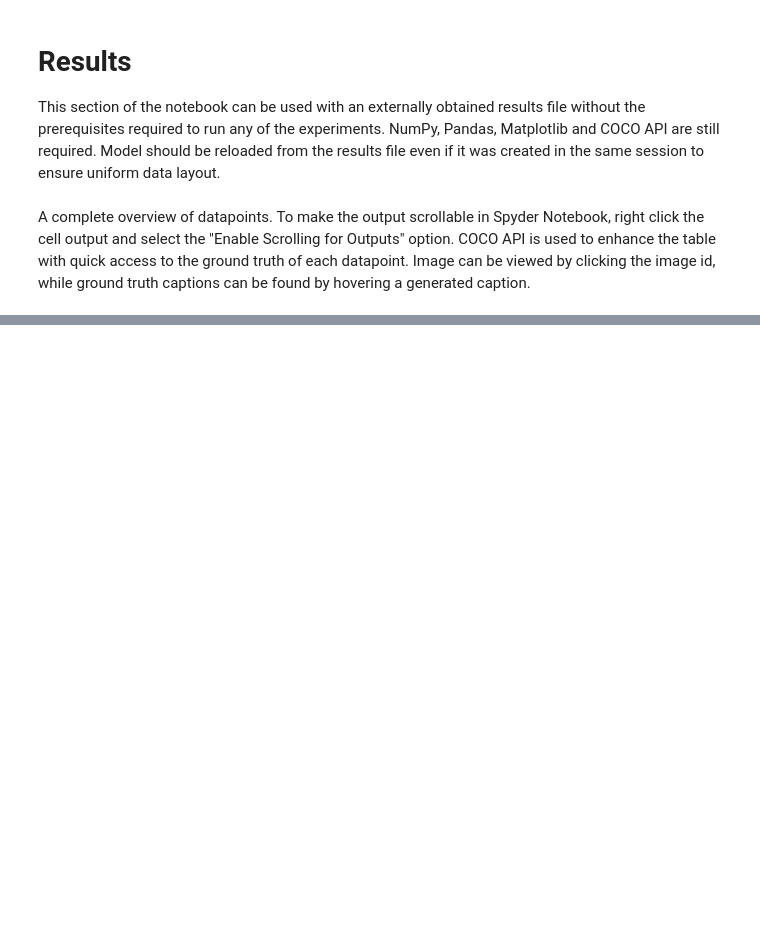
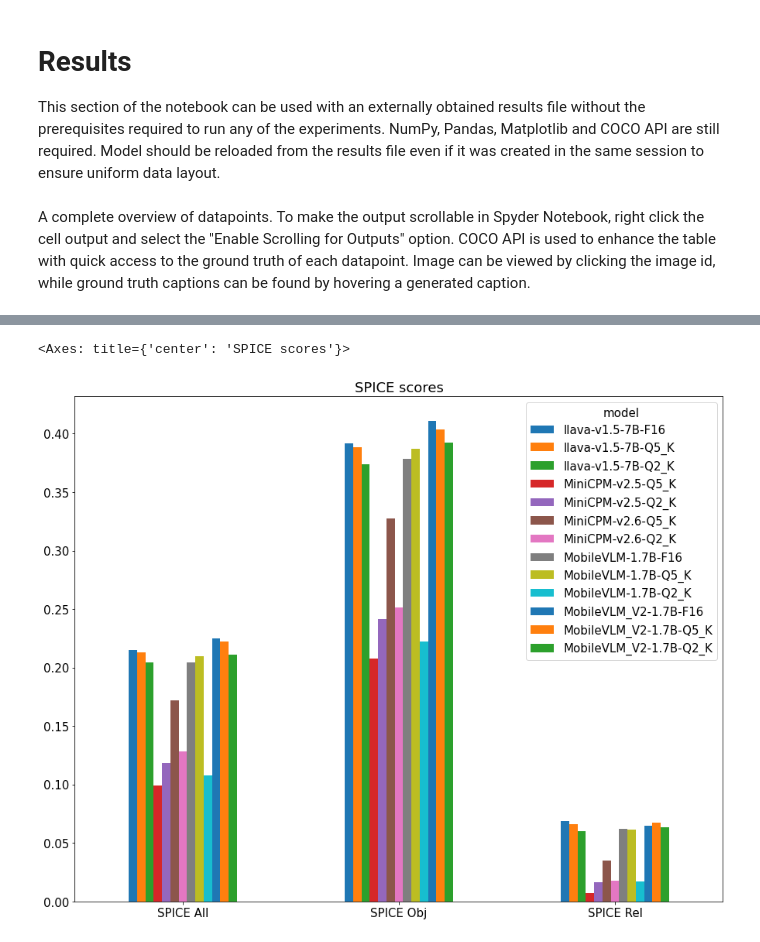
Before and after one commit to navratil-matej/dp, a Jupyter notebook: model-eval.ipynb, the cells around one changed output, grey strips where cells are left out. Cells and saved outputs as stored; diff of their text form; code cells hidden in the pictures; blank space fills up the shorter version.

```diff
--- a/model-eval.ipynb
+++ b/model-eval.ipynb
@@ -719,2 +690,13 @@ ax
+# %%
+# TODO ipympl and %matplotlib notebook
+
+# ax = summary[['Bleu_1', 'Bleu_3', 'METEOR', 'CIDEr', 'SPICE All', 'SPICE Obj', 'SPICE Rel']].transpose().plot.bar()
+ax = summary[['SPICE All', 'SPICE Obj', 'SPICE Rel']].transpose().plot.bar()
+plt.xticks(rotation=0)
+plt.title('SPICE scores')
+ax
+# %% [output]
+<Axes: title={'center': 'SPICE scores'}>
+[figure, added]
 # %%
 ax = summary['CIDEr'].plot.bar()
```
Also changed, not shown: parts of 27 cells of this notebook, 2 other files.
